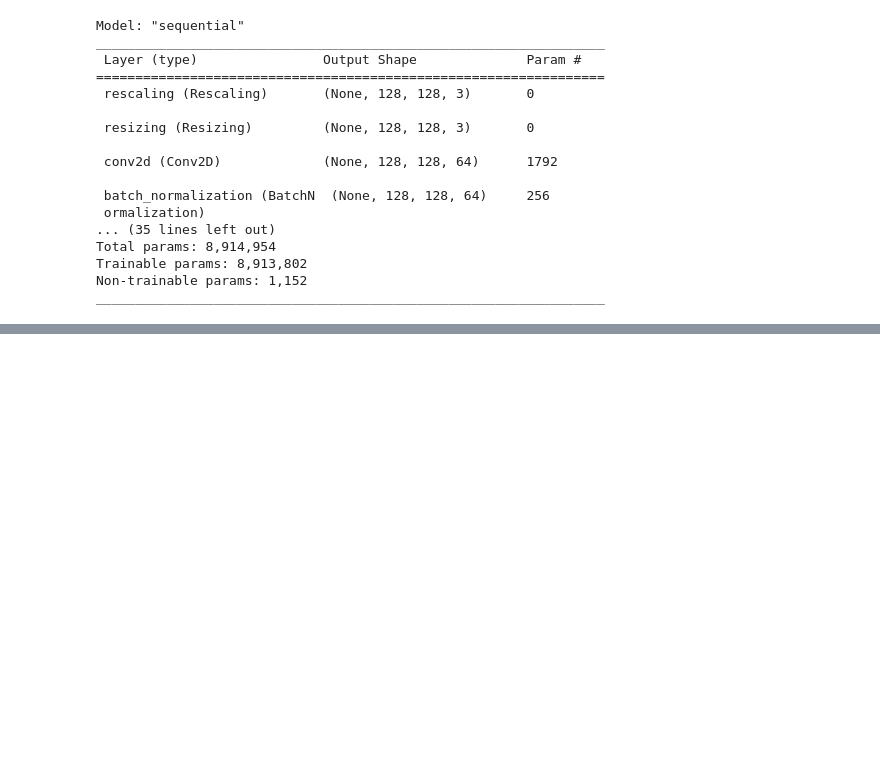
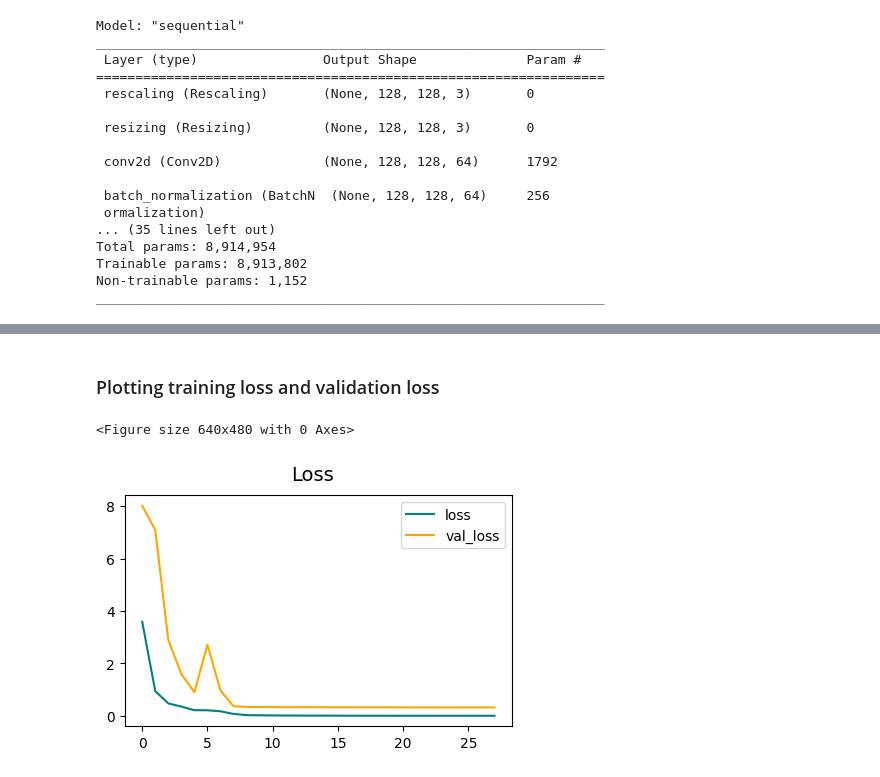
Before and after one commit to kazkor/CNN-image-classifier, a Jupyter notebook: model.ipynb, the cells around one changed output, grey strips where cells are left out. Cells and saved outputs as stored; diff of their text form; code cells hidden in the pictures; blank space fills up the shorter version.

```diff
--- a/model.ipynb
+++ b/model.ipynb
@@ -192,0 +203,2 @@ _________________________________________________________________
+# %%
+tensorflow_callback = tf.keras.callbacks.TensorBoard(log_dir=log_dir)
@@ -192,0 +207,2 @@ _________________________________________________________________
+# %%
+early_stopping= EarlyStopping(monitor='val_loss', patience=4,start_from_epoch=5,restore_best_weights=True)
@@ -192,0 +211,3 @@ _________________________________________________________________
+# %%
+reduce_lr = ReduceLROnPlateau(monitor='val_loss', factor=0.1,
+                              patience=2, min_lr=0.00001,mode='min')
@@ -192,0 +216,8 @@ _________________________________________________________________
+# %%
+hist = model.fit(
+  train,
+  validation_data=val,
+  epochs=30,
+  callbacks=[tensorflow_callback,early_stopping,reduce_lr],
+  verbose=1
+)
@@ -192,0 +245,16 @@ _________________________________________________________________
+# %% [markdown]
+### Plotting training loss and validation loss
+# %%
+fig = plt.figure()
+
+plt.figure(figsize=(5, 3))
+
+plt.plot(hist.history['loss'],color='teal',label='loss')
+plt.plot(hist.history['val_loss'],color='orange',label='val_loss')
+
+plt.suptitle('Loss',fontsize=14)
+plt.legend(loc='upper right')
+plt.show()
+# %% [output]
+<Figure size 640x480 with 0 Axes>
+[figure, added]
```
Also changed, not shown: parts of 22 cells of this notebook.
